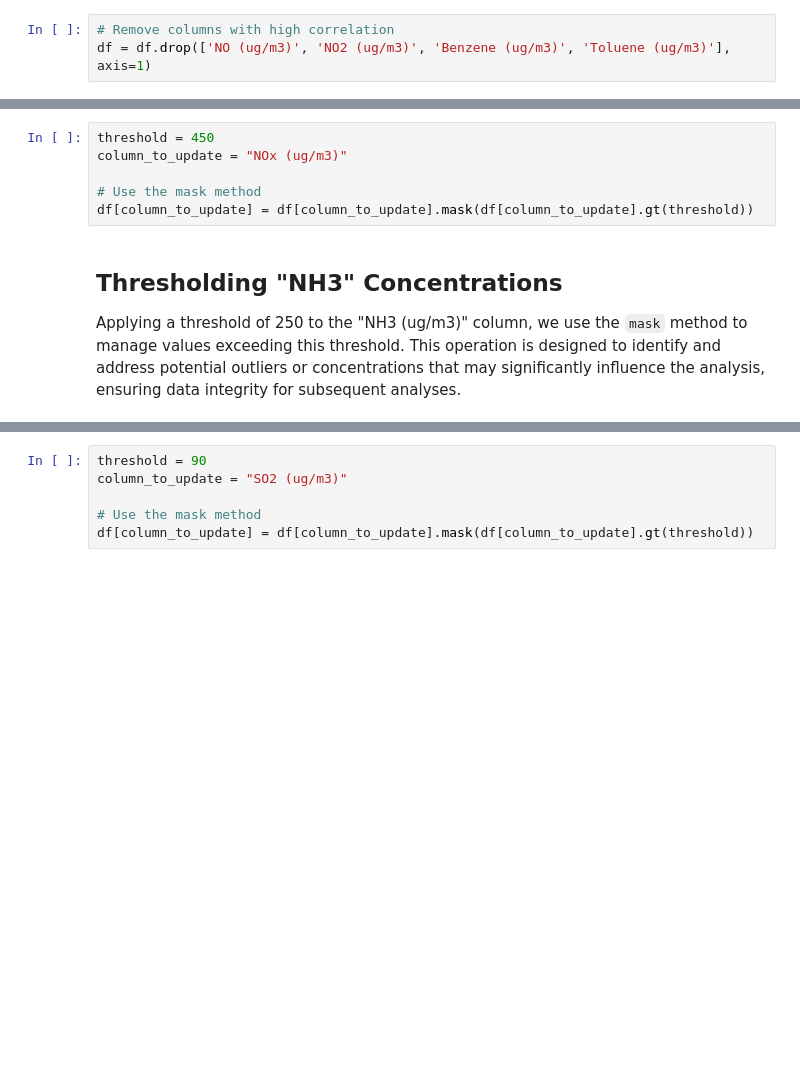
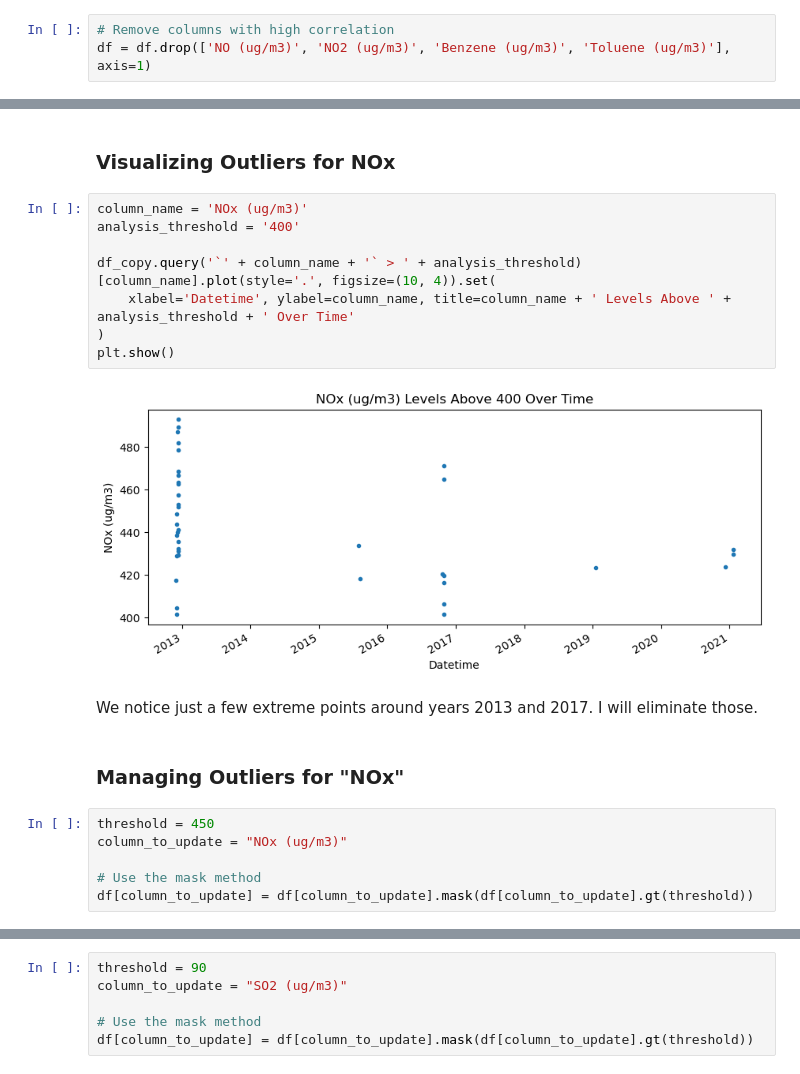
Before and after one commit to lipsitalt/AirQualityPredictor, a Jupyter notebook: 1_data_preparation.ipynb, the cells around one changed output, grey strips where cells are left out. Saved outputs shown, nothing was run; the diff lists cells and outputs as text; blank space fills up the shorter version.

```diff
--- a/1_data_preparation.ipynb
+++ b/1_data_preparation.ipynb
@@ -417,10 +476,22 @@ For the "NOx (ug/m3)" column, a thresholding operation has been applied with a t
+# %% [markdown]
+### Visualizing Outliers for NOx
+# %%
+column_name = 'NOx (ug/m3)'
+analysis_threshold = '400'
+
+df_copy.query('`' + column_name + '` > ' + analysis_threshold)[column_name].plot(style='.', figsize=(10, 4)).set(
+    xlabel='Datetime', ylabel=column_name, title=column_name + ' Levels Above ' + analysis_threshold + ' Over Time'
+)
+plt.show()
+# %% [output]
+[figure, added]
+# %% [markdown]
+We notice just a few extreme points around years 2013 and 2017. I will eliminate those.
+# %% [markdown]
+### Managing Outliers for "NOx"
 # %%
 threshold = 450
 column_to_update = "NOx (ug/m3)"
 
 # Use the mask method
 df[column_to_update] = df[column_to_update].mask(df[column_to_update].gt(threshold))
-# %% [markdown]
-## Thresholding "NH3" Concentrations
-
-Applying a threshold of 250 to the "NH3 (ug/m3)" column, we use the `mask` method to manage values exceeding this threshold. This operation is designed to identify and address potential outliers or concentrations that may significantly influence the analysis, ensuring data integrity for subsequent analyses.
```
Also changed, not shown: parts of 80 cells of this notebook, 4 other files.
